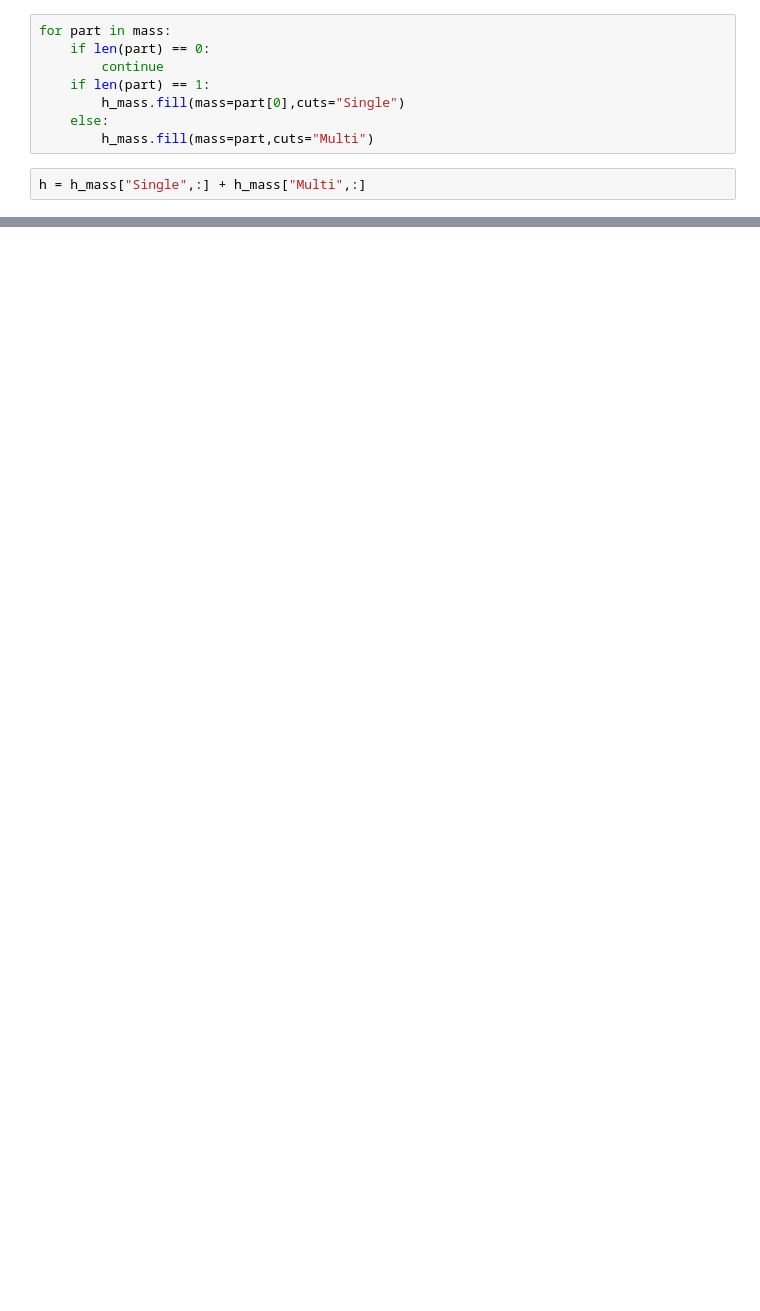
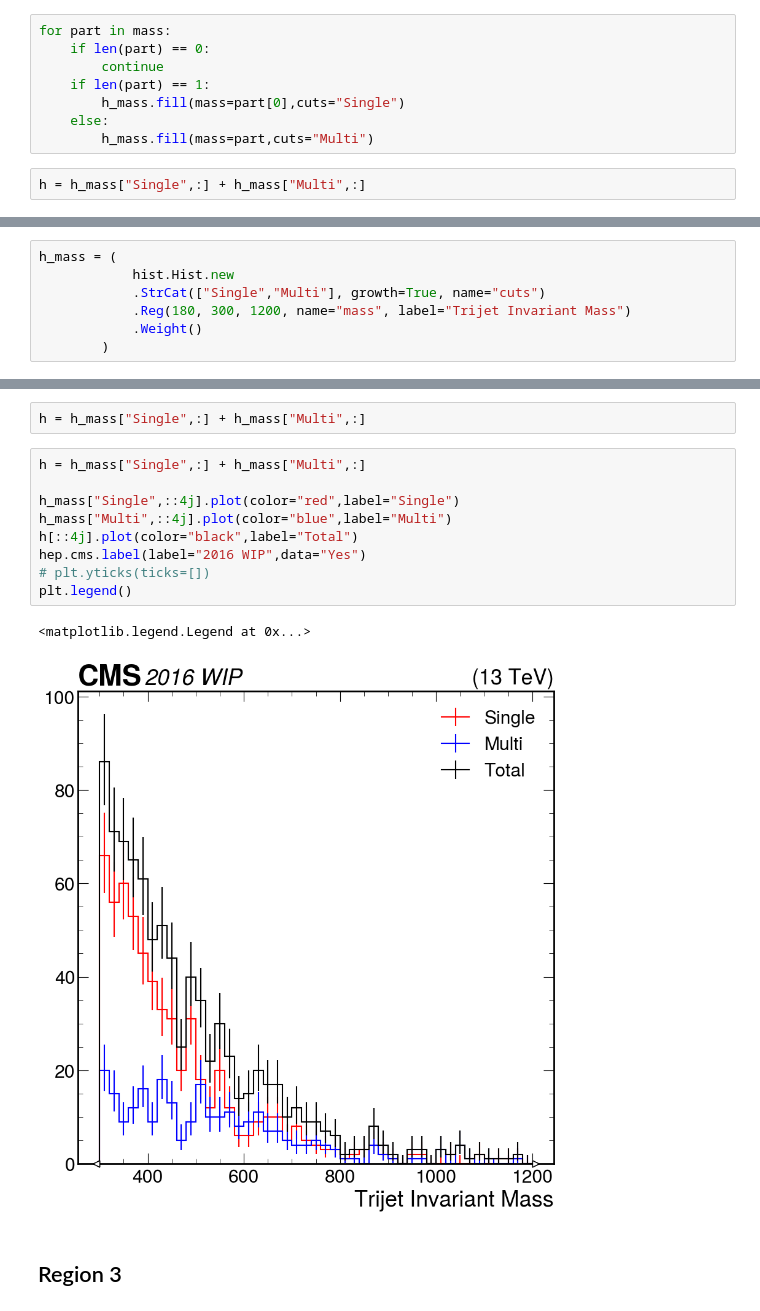
Before and after one commit to akanugan/MultiJets, a Jupyter notebook: TopStudies/fast_study.ipynb, the cells around one changed output, grey strips where cells are left out. Drawn from its saved outputs; the diff is of its cells as text; blank space fills up the shorter version.

```diff
--- a/TopStudies/fast_study.ipynb
+++ b/TopStudies/fast_study.ipynb
@@ -63,0 +63,7 @@ plt.legend()
+# %%
+h_mass = (
+            hist.Hist.new
+            .StrCat(["Single","Multi"], growth=True, name="cuts")
+            .Reg(180, 300, 1200, name="mass", label="Trijet Invariant Mass")
+            .Weight()
+        )
@@ -63,0 +78,16 @@ plt.legend()
+# %%
+h = h_mass["Single",:] + h_mass["Multi",:]
+# %%
+h = h_mass["Single",:] + h_mass["Multi",:]
+
+h_mass["Single",::4j].plot(color="red",label="Single")
+h_mass["Multi",::4j].plot(color="blue",label="Multi")
+h[::4j].plot(color="black",label="Total")
+hep.cms.label(label="2016 WIP",data="Yes")
+# plt.yticks(ticks=[])
+plt.legend()
+# %% [output]
+<matplotlib.legend.Legend at 0x...>
+[figure, added]
+# %% [markdown]
+## Region 3
```
Also changed, not shown: parts of 16 cells of this notebook.
